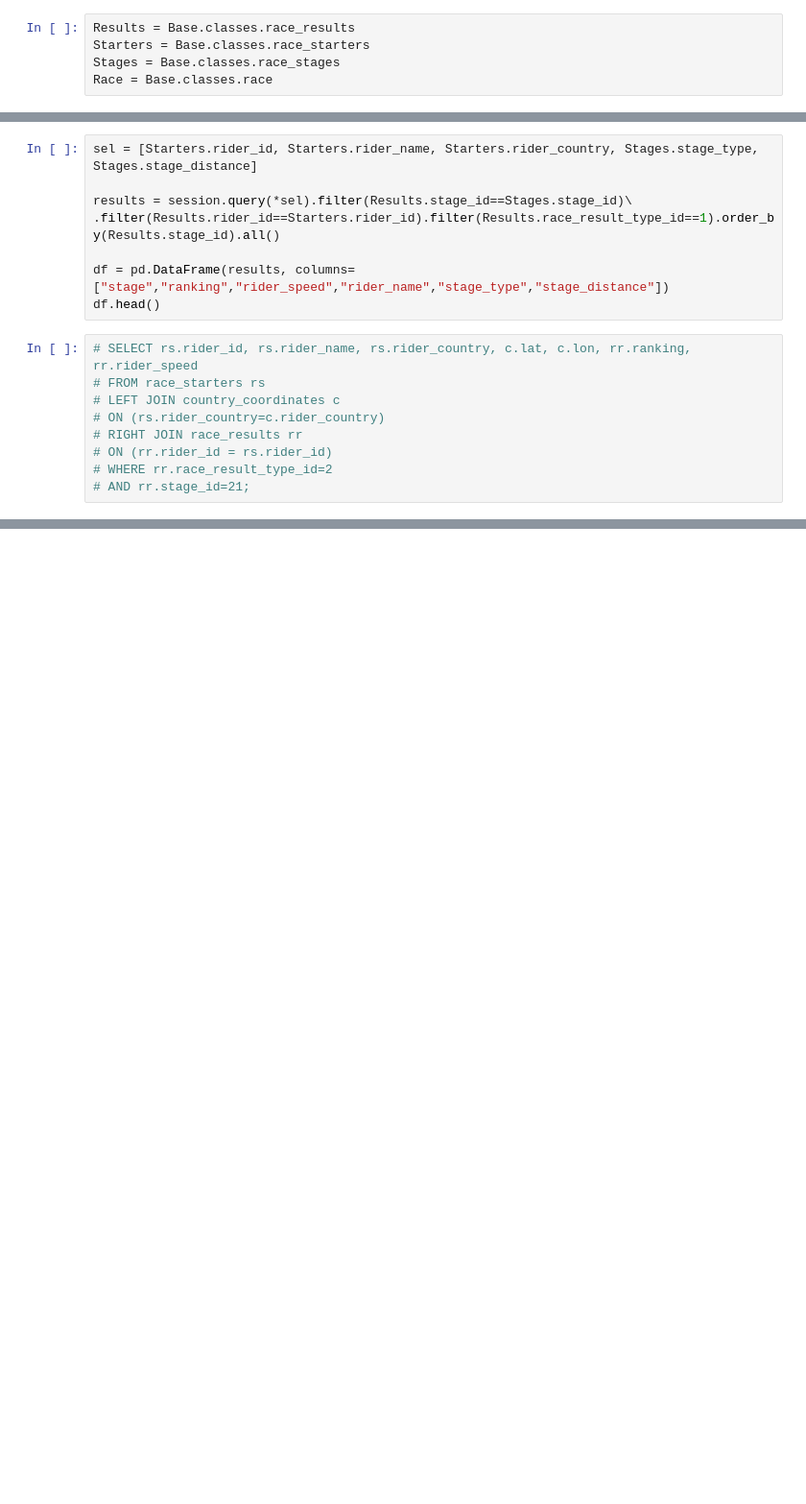
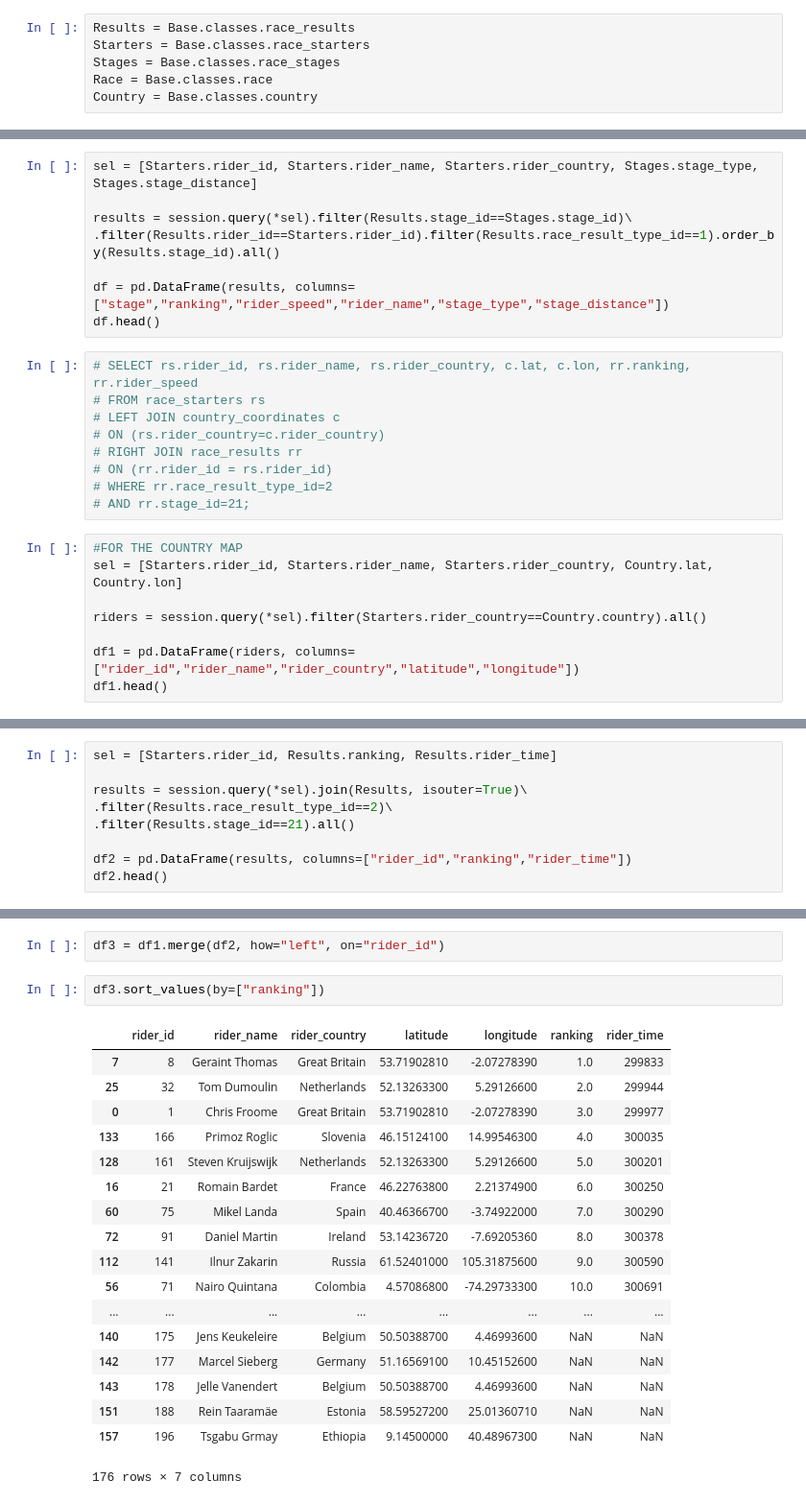
Before and after one commit to bman511/tour-de-awesome-, a Jupyter notebook: tour-de-awesome/static/db/Query_Tests.ipynb, the cells around one changed output, grey strips where cells are left out. Shown at 96% size. Drawn from its saved outputs; the diff is of its cells as text; blank space fills up the shorter version.

Commit message:
trying pandas to make country mapping data but running into decimal-jsonify error

```diff
--- a/tour-de-awesome/static/db/Query_Tests.ipynb
+++ b/tour-de-awesome/static/db/Query_Tests.ipynb
@@ -29,6 +30,7 @@ Results = Base.classes.race_results
 Starters = Base.classes.race_starters
 Stages = Base.classes.race_stages
 Race = Base.classes.race
+Country = Base.classes.country
 # %%
 sel = [Results.stage_id, Results.ranking, Results.rider_speed, Starters.rider_name,\
        Stages.stage_type, Stages.stage_distance]
@@ -77,3 +79,11 @@ df.head()
 # ON (rr.rider_id = rs.rider_id)
 # WHERE rr.race_result_type_id=2
 # AND rr.stage_id=21;
+# %%
+#FOR THE COUNTRY MAP
+sel = [Starters.rider_id, Starters.rider_name, Starters.rider_country, Country.lat, Country.lon]
+
+riders = session.query(*sel).filter(Starters.rider_country==Country.country).all()
+
+df1 = pd.DataFrame(riders, columns=["rider_id","rider_name","rider_country","latitude","longitude"])
+df1.head()
@@ -79,0 +101,9 @@ df.head()
+# %%
+sel = [Starters.rider_id, Results.ranking, Results.rider_time]
+
+results = session.query(*sel).join(Results, isouter=True)\
+.filter(Results.race_result_type_id==2)\
+.filter(Results.stage_id==21).all()
+
+df2 = pd.DataFrame(results, columns=["rider_id","ranking","rider_time"])
+df2.head()
@@ -79,0 +117,23 @@ df.head()
+# %%
+df3 = df1.merge(df2, how="left", on="rider_id")
+# %%
+df3.sort_values(by=["ranking"])
+# %% [output]
+|  | rider_id | rider_name | rider_country | latitude | longitude | ranking | rider_time |
+| 7 | 8 | Geraint Thomas | Great Britain | 53.71902810 | -2.07278390 | 1.0 | 299833 |
+| 25 | 32 | Tom Dumoulin | Netherlands | 52.13263300 | 5.29126600 | 2.0 | 299944 |
+| 0 | 1 | Chris Froome | Great Britain | 53.71902810 | -2.07278390 | 3.0 | 299977 |
+| 133 | 166 | Primoz Roglic | Slovenia | 46.15124100 | 14.99546300 | 4.0 | 300035 |
+| 128 | 161 | Steven Kruijswijk | Netherlands | 52.13263300 | 5.29126600 | 5.0 | 300201 |
+| 16 | 21 | Romain Bardet | France | 46.22763800 | 2.21374900 | 6.0 | 300250 |
+| 60 | 75 | Mikel Landa | Spain | 40.46366700 | -3.74922000 | 7.0 | 300290 |
+| 72 | 91 | Daniel Martin | Ireland | 53.14236720 | -7.69205360 | 8.0 | 300378 |
+| 112 | 141 | Ilnur Zakarin | Russia | 61.52401000 | 105.31875600 | 9.0 | 300590 |
+| 56 | 71 | Nairo Quintana | Colombia | 4.57086800 | -74.29733300 | 10.0 | 300691 |
+| ... | ... | ... | ... | ... | ... | ... | ... |
+| 140 | 175 | Jens Keukeleire | Belgium | 50.50388700 | 4.46993600 | NaN | NaN |
+| 142 | 177 | Marcel Sieberg | Germany | 51.16569100 | 10.45152600 | NaN | NaN |
+| 143 | 178 | Jelle Vanendert | Belgium | 50.50388700 | 4.46993600 | NaN | NaN |
+| 151 | 188 | Rein Taaramäe | Estonia | 58.59527200 | 25.01360710 | NaN | NaN |
+| 157 | 196 | Tsgabu Grmay | Ethiopia | 9.14500000 | 40.48967300 | NaN | NaN |
+176 rows × 7 columns
```
Also changed, not shown: parts of 9 cells of this notebook, 4 other files.
